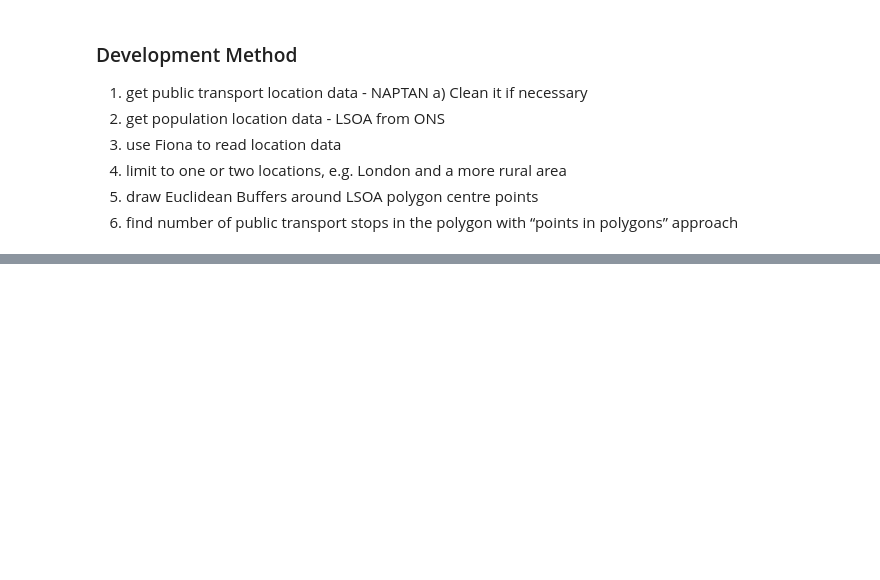
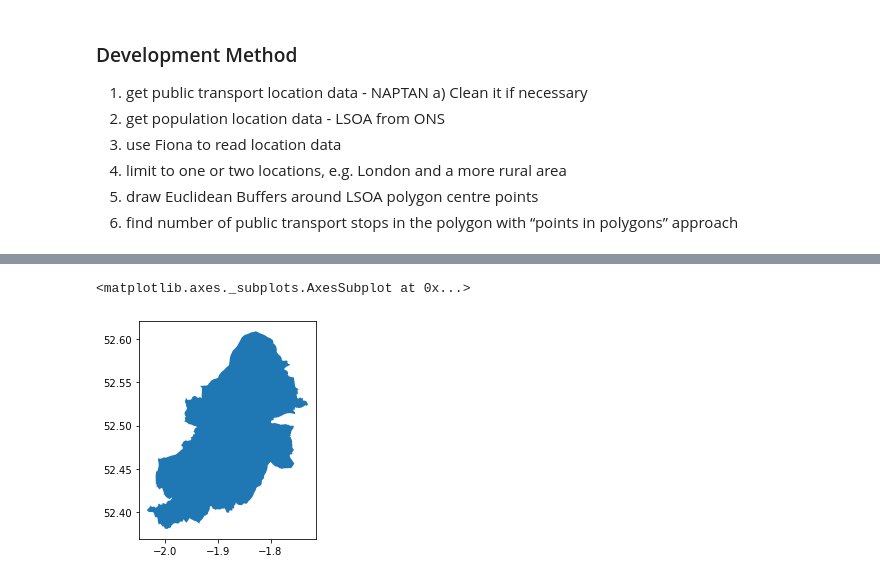
Before and after one commit to ONSdigital/SDG_11.2.1, a Jupyter notebook: SDG_11.2.1.ipynb, the cells around one changed output, grey strips where cells are left out. Drawn from its saved outputs; the diff is of its cells as text; code cells hidden in the pictures; blank space fills up the shorter version.

```diff
--- a/SDG_11.2.1.ipynb
+++ b/SDG_11.2.1.ipynb
@@ -272,0 +311,5 @@ just_birmingham_geom.head()
+# %%
+just_birmingham_geom.plot()
+# %% [output]
+<matplotlib.axes._subplots.AxesSubplot at 0x...>
+[figure, added]
```
Also changed, not shown: parts of 18 cells of this notebook, 2 other files.
